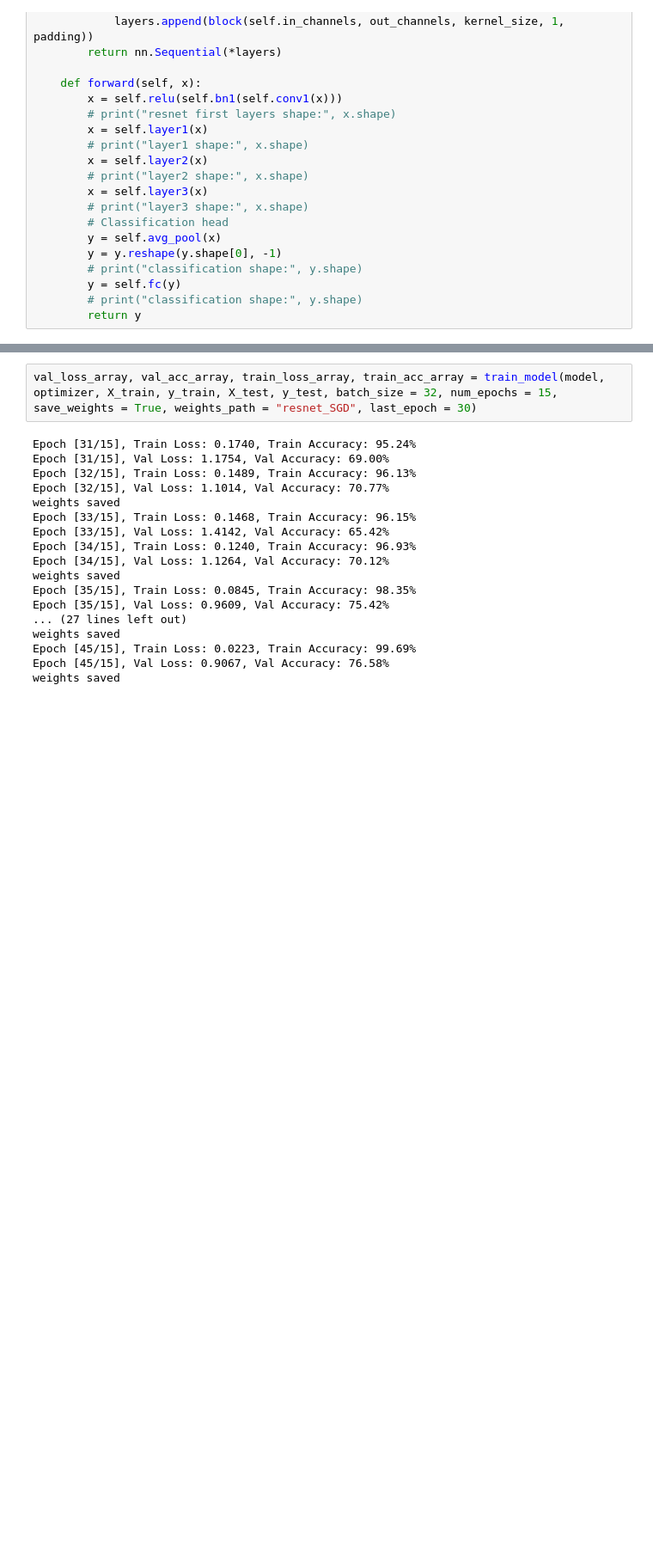
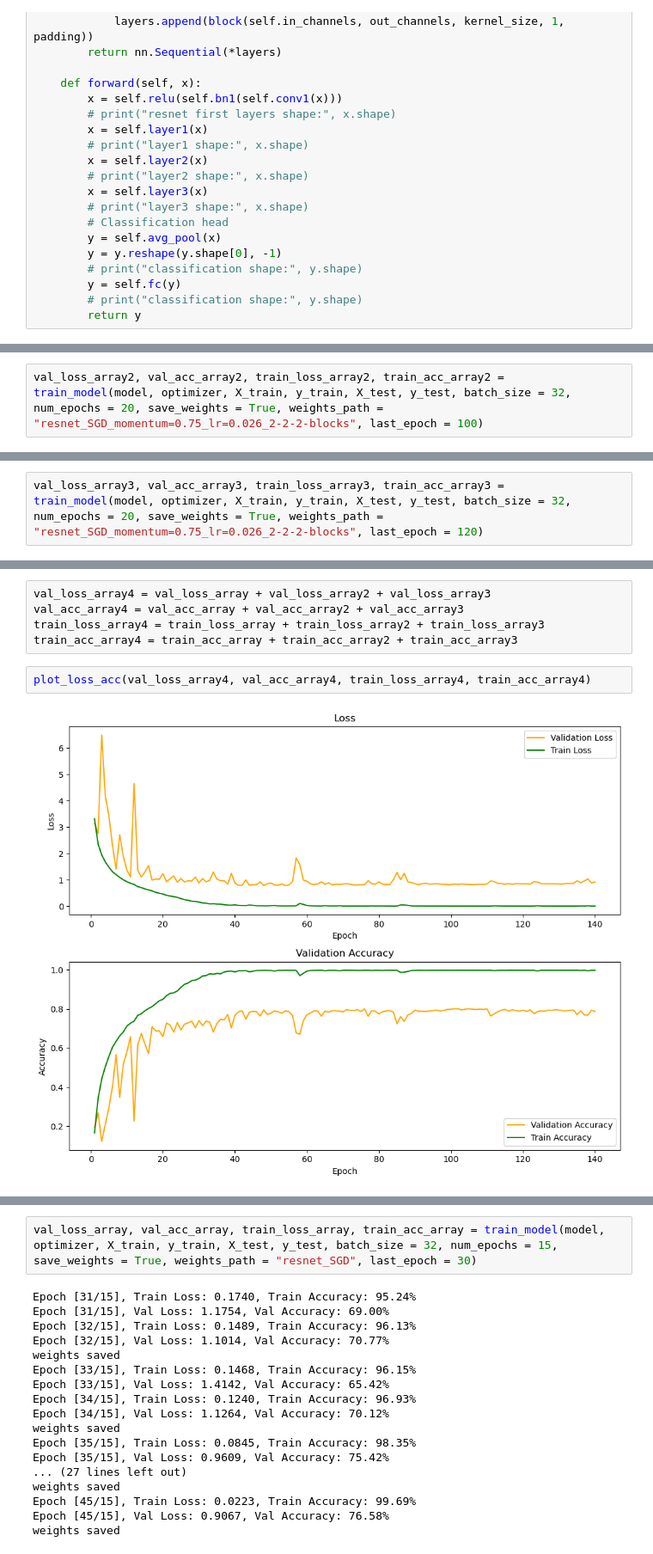
Before and after one commit to alexandra-dragomir/DL-Image-Classification, a Jupyter notebook: dl_project2.ipynb, the cells around one changed output, grey strips where cells are left out. Shown at 86% size. Drawn from its saved outputs; the diff is of its cells as text; blank space fills up the shorter version.

```diff
--- a/dl_project2.ipynb
+++ b/dl_project2.ipynb
@@ -384,0 +513,2 @@ torch.Size([1, 100])
+# %%
+val_loss_array2, val_acc_array2, train_loss_array2, train_acc_array2 = train_model(model, optimizer, X_train, y_train, X_test, y_test, batch_size = 32, num_epochs = 20, save_weights = True, weights_path = "resnet_SGD_momentum=0.75_lr=0.026_2-2-2-blocks", last_epoch = 100)
@@ -384,0 +533,2 @@ torch.Size([1, 100])
+# %%
+val_loss_array3, val_acc_array3, train_loss_array3, train_acc_array3 = train_model(model, optimizer, X_train, y_train, X_test, y_test, batch_size = 32, num_epochs = 20, save_weights = True, weights_path = "resnet_SGD_momentum=0.75_lr=0.026_2-2-2-blocks", last_epoch = 120)
@@ -384,0 +553,9 @@ torch.Size([1, 100])
+# %%
+val_loss_array4 = val_loss_array + val_loss_array2 + val_loss_array3
+val_acc_array4 = val_acc_array + val_acc_array2 + val_acc_array3
+train_loss_array4 = train_loss_array + train_loss_array2 + train_loss_array3
+train_acc_array4 = train_acc_array + train_acc_array2 + train_acc_array3
+# %%
+plot_loss_acc(val_loss_array4, val_acc_array4, train_loss_array4, train_acc_array4)
+# %% [output]
+[figure, added]
```
Also changed, not shown: parts of 72 cells of this notebook, 1 other file.
